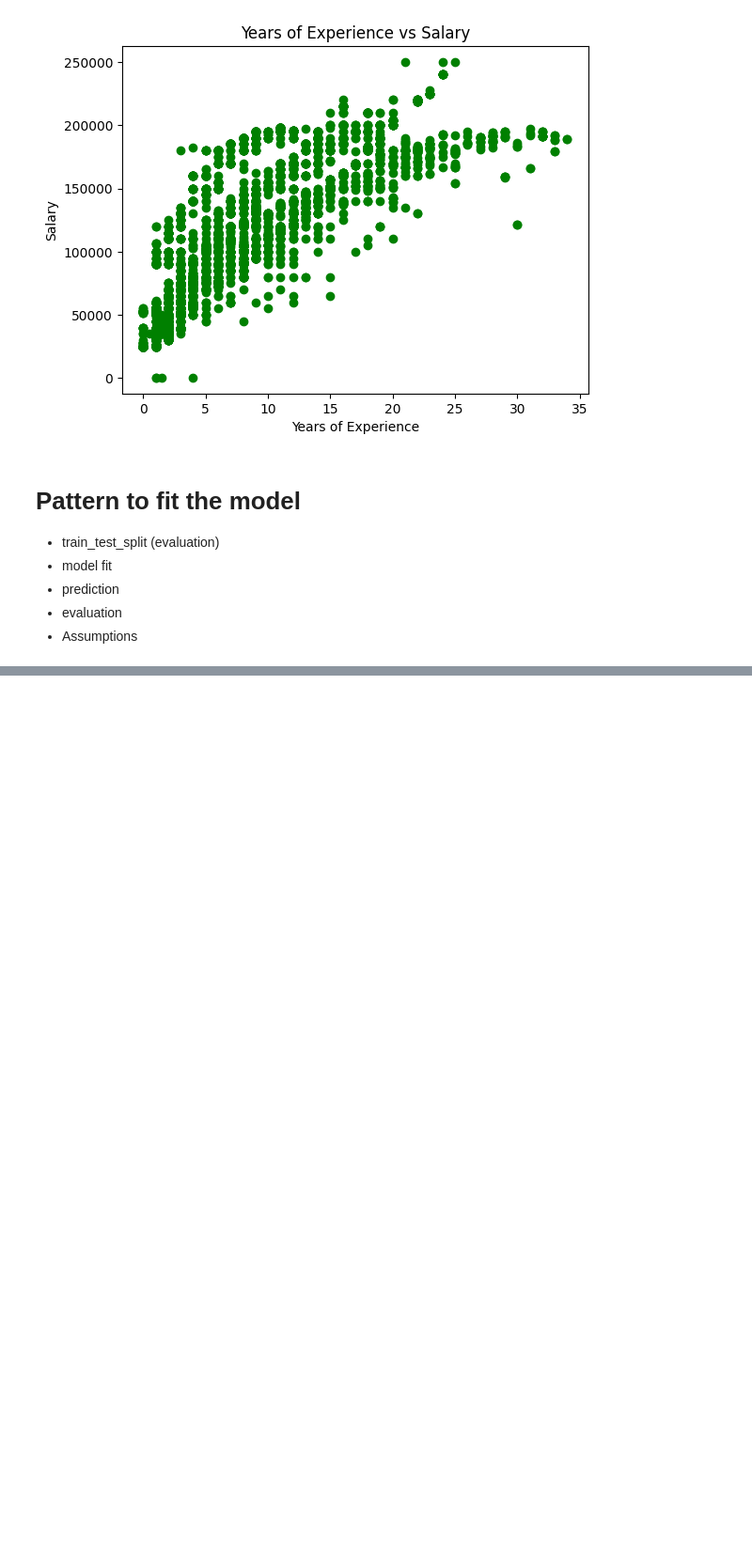
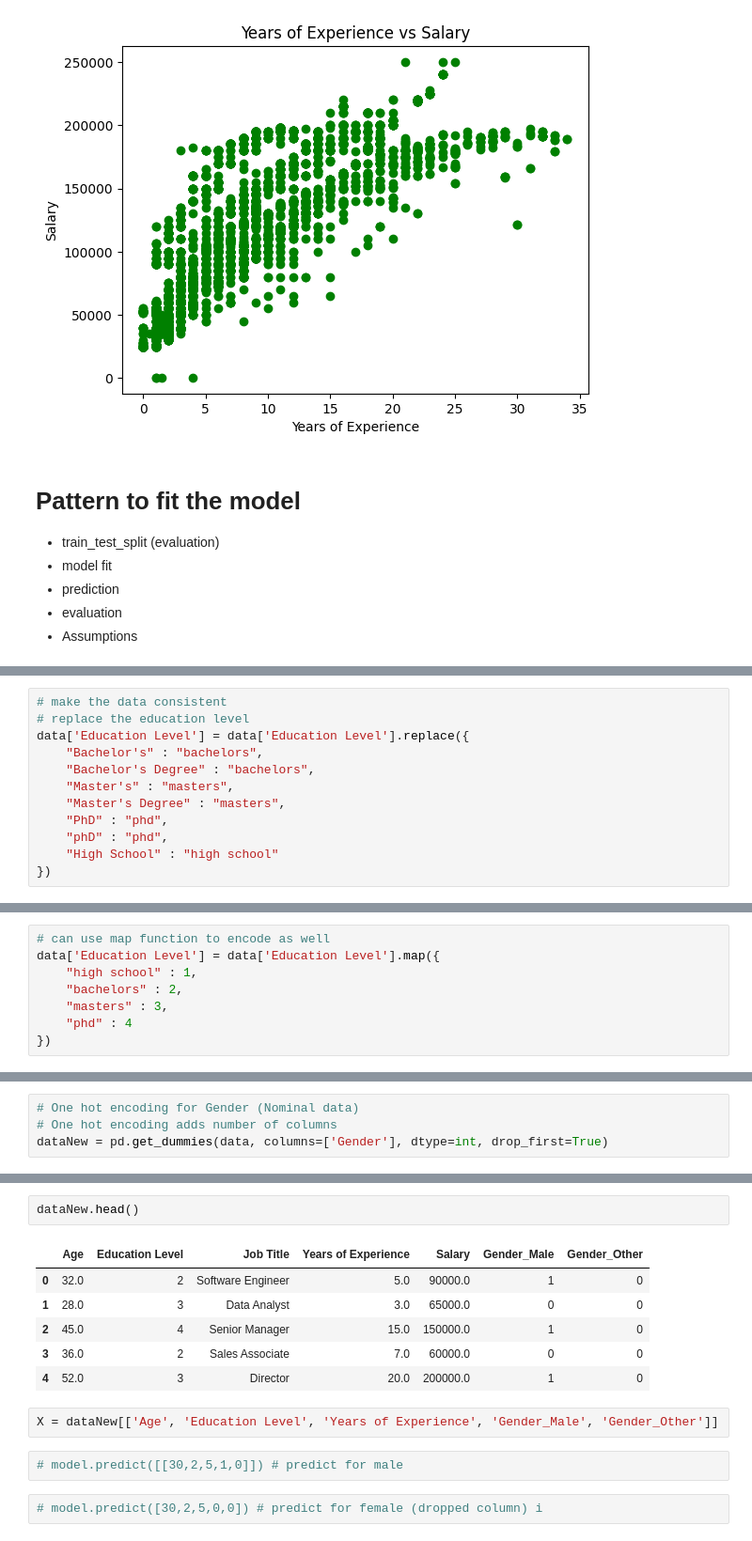
Before and after one commit to tilakpoudel/mds1, a Jupyter notebook: data-science/practice/linear-regression.ipynb, the cells around one changed output, grey strips where cells are left out. Shown: that part at 94% size. Saved outputs shown, nothing was run; the diff lists cells and outputs as text; blank space fills up the shorter version.

Commit message:
feat: encode data

```diff
--- a/data-science/practice/linear-regression.ipynb
+++ b/data-science/practice/linear-regression.ipynb
@@ -521,0 +546,12 @@ plt.show()
+# %%
+# make the data consistent
+# replace the education level
+data['Education Level'] = data['Education Level'].replace({
+    "Bachelor's" : "bachelors",
+    "Bachelor's Degree" : "bachelors",
+    "Master's" : "masters",
+    "Master's Degree" : "masters",
+    "PhD" : "phd",
+    "phD" : "phd",
+    "High School" : "high school"
+})
@@ -521,0 +562,8 @@ plt.show()
+# %%
+# can use map function to encode as well
+data['Education Level'] = data['Education Level'].map({
+    "high school" : 1,
+    "bachelors" : 2,
+    "masters" : 3,
+    "phd" : 4
+})
@@ -521,0 +715,4 @@ plt.show()
+# %%
+# One hot encoding for Gender (Nominal data)
+# One hot encoding adds number of columns
+dataNew = pd.get_dummies(data, columns=['Gender'], dtype=int, drop_first=True)
@@ -521,0 +748,15 @@ plt.show()
+# %%
+dataNew.head()
+# %% [output]
+|  | Age | Education Level | Job Title | Years of Experience | Salary | Gender_Male | Gender_Other |
+| 0 | 32.0 | 2 | Software Engineer | 5.0 | 90000.0 | 1 | 0 |
+| 1 | 28.0 | 3 | Data Analyst | 3.0 | 65000.0 | 0 | 0 |
+| 2 | 45.0 | 4 | Senior Manager | 15.0 | 150000.0 | 1 | 0 |
+| 3 | 36.0 | 2 | Sales Associate | 7.0 | 60000.0 | 0 | 0 |
+| 4 | 52.0 | 3 | Director | 20.0 | 200000.0 | 1 | 0 |
+# %%
+X = dataNew[['Age', 'Education Level', 'Years of Experience', 'Gender_Male', 'Gender_Other']]
+# %%
+# model.predict([[30,2,5,1,0]]) # predict for male
+# %%
+# model.predict([30,2,5,0,0]) # predict for female (dropped column) i
```
Also changed, not shown: parts of 34 cells of this notebook.
